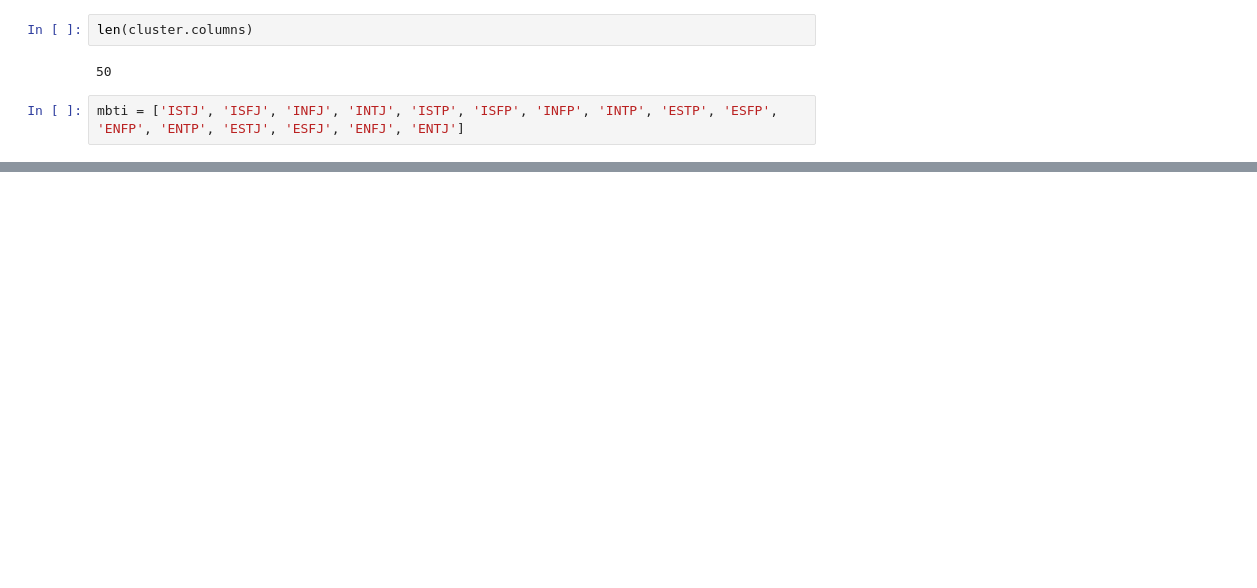
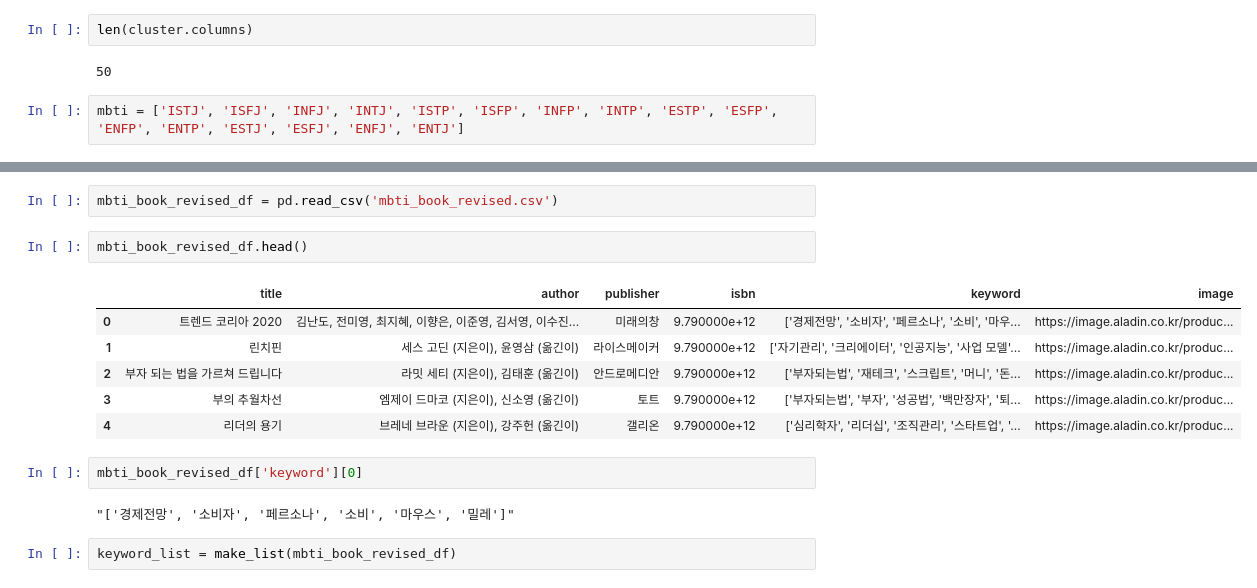
Before and after one commit to wsc9150/Final_Project, a Jupyter notebook: DataAnalyze/Final_Project_cluster_MBTI_keyword.ipynb, the cells around one changed output, grey strips where cells are left out. Saved outputs shown, nothing was run; the diff lists cells and outputs as text; blank space fills up the shorter version.

```diff
--- a/DataAnalyze/Final_Project_cluster_MBTI_keyword.ipynb
+++ b/DataAnalyze/Final_Project_cluster_MBTI_keyword.ipynb
@@ -101,0 +144,17 @@ Please use `tqdm.notebook.tqdm` instead of `tqdm.tqdm_notebook`
+# %%
+mbti_book_revised_df = pd.read_csv('mbti_book_revised.csv')
+# %%
+mbti_book_revised_df.head()
+# %% [output]
+|  | title | author | publisher | isbn | keyword | image |
+| 0 | 트렌드 코리아 2020 | 김난도, 전미영, 최지혜, 이향은, 이준영, 김서영, 이수진... | 미래의창 | 9.790000e+12 | ['경제전망', '소비자', '페르소나', '소비', '마우... | https://image.aladin.co.kr/produc... |
+| 1 | 린치핀 | 세스 고딘 (지은이), 윤영삼 (옮긴이) | 라이스메이커 | 9.790000e+12 | ['자기관리', '크리에이터', '인공지능', '사업 모델'... | https://image.aladin.co.kr/produc... |
+| 2 | 부자 되는 법을 가르쳐 드립니다 | 라밋 세티 (지은이), 김태훈 (옮긴이) | 안드로메디안 | 9.790000e+12 | ['부자되는법', '재테크', '스크립트', '머니', '돈... | https://image.aladin.co.kr/produc... |
+| 3 | 부의 추월차선 | 엠제이 드마코 (지은이), 신소영 (옮긴이) | 토트 | 9.790000e+12 | ['부자되는법', '부자', '성공법', '백만장자', '퇴... | https://image.aladin.co.kr/produc... |
+| 4 | 리더의 용기 | 브레네 브라운 (지은이), 강주헌 (옮긴이) | 갤리온 | 9.790000e+12 | ['심리학자', '리더십', '조직관리', '스타트업', '... | https://image.aladin.co.kr/produc... |
+# %%
+mbti_book_revised_df['keyword'][0]
+# %% [output]
+"['경제전망', '소비자', '페르소나', '소비', '마우스', '밀레']"
+# %%
+keyword_list = make_list(mbti_book_revised_df)
```
Also changed, not shown: parts of 14 cells of this notebook.
